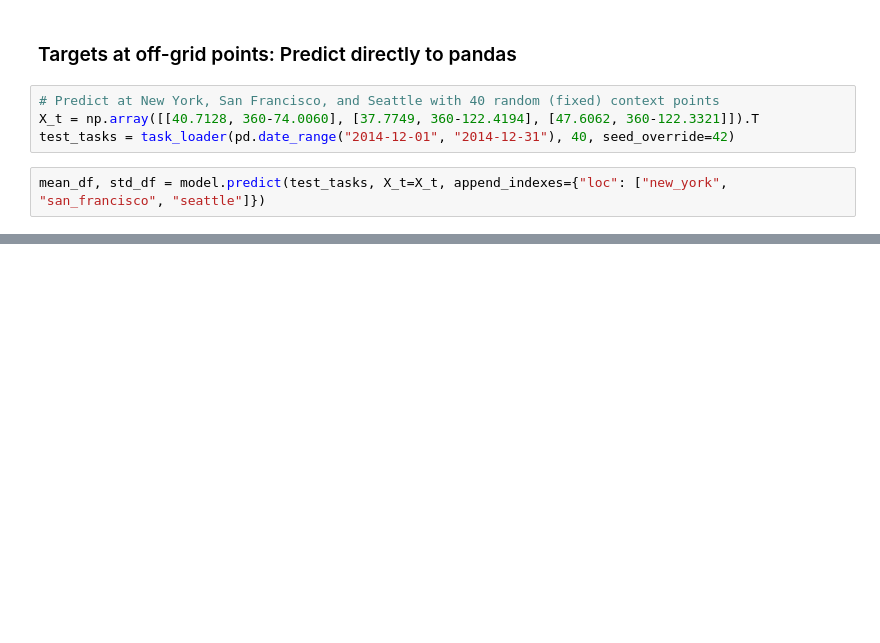
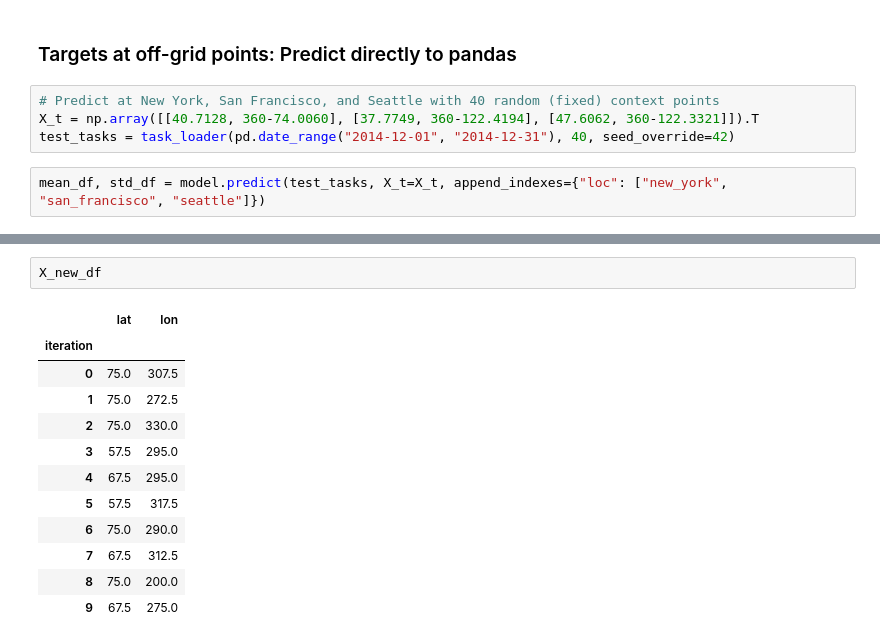
Before and after one commit to tom-andersson/deepsensor_gallery, a Jupyter notebook: demonstrators/quickstart.ipynb, the cells around one changed output, grey strips where cells are left out. Drawn from its saved outputs; the diff is of its cells as text; blank space fills up the shorter version.

```diff
--- a/demonstrators/quickstart.ipynb
+++ b/demonstrators/quickstart.ipynb
@@ -203,0 +231,15 @@ time       lat     lon      loc
+# %%
+X_new_df
+# %% [output]
+|  | lat | lon |
+| iteration |  |  |
+| 0 | 75.0 | 307.5 |
+| 1 | 75.0 | 272.5 |
+| 2 | 75.0 | 330.0 |
+| 3 | 57.5 | 295.0 |
+| 4 | 67.5 | 295.0 |
+| 5 | 57.5 | 317.5 |
+| 6 | 75.0 | 290.0 |
+| 7 | 67.5 | 312.5 |
+| 8 | 75.0 | 200.0 |
+| 9 | 67.5 | 275.0 |
```
Also changed, not shown: parts of 15 cells of this notebook.
